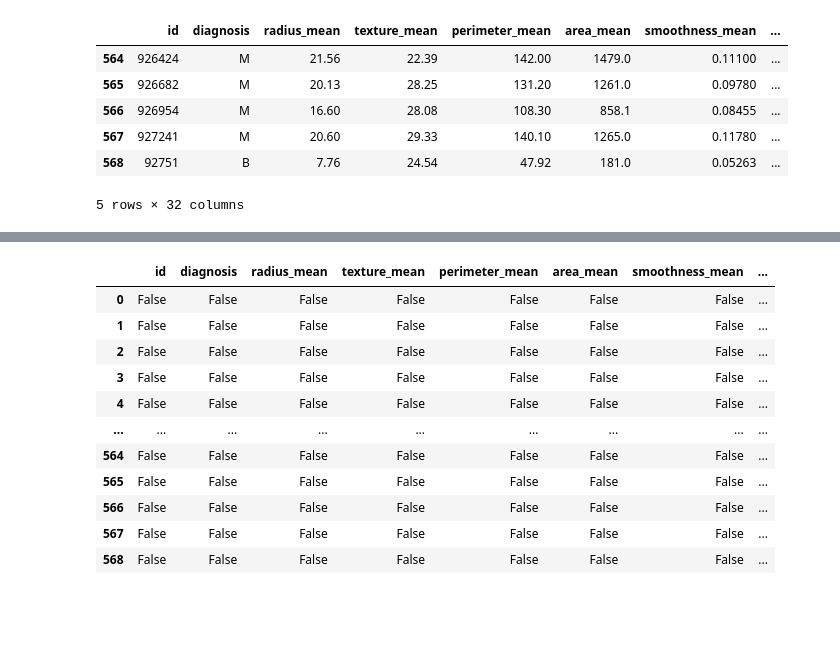
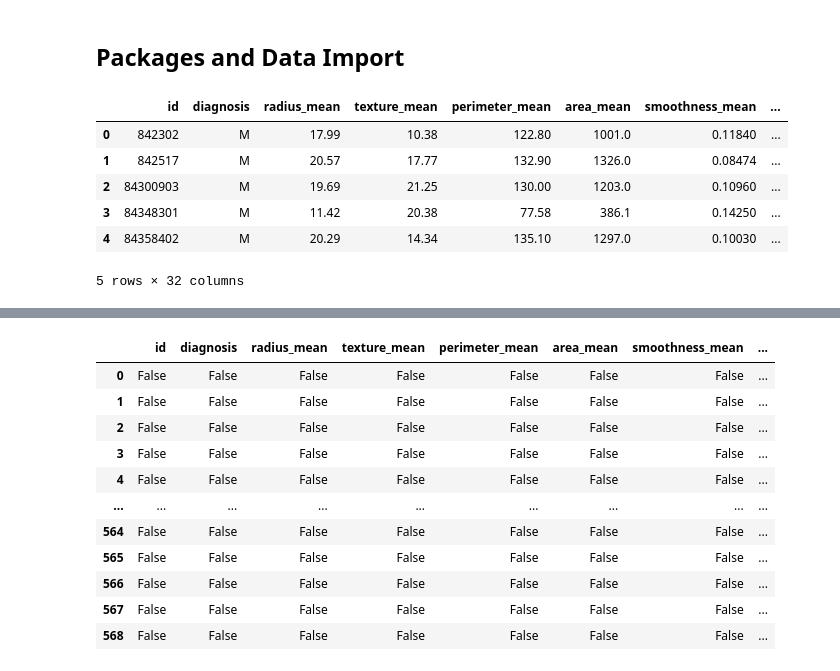
Before and after one commit to lucasabdalah/Exploratory-Data-Analisys, a Jupyter notebook: code/hw1/data_investigation.ipynb, the cells around one changed output, grey strips where cells are left out. Saved outputs shown, nothing was run; the diff lists cells and outputs as text; code cells hidden in the pictures; blank space fills up the shorter version.

```diff
--- a/code/hw1/data_investigation.ipynb
+++ b/code/hw1/data_investigation.ipynb
@@ -1,3 +10,5 @@
+# %% [markdown]
+## Packages and Data Import
 # %%
 import numpy as np
 import pandas as pd
@@ -8,13 +16,17 @@ df = pd.read_csv(r"C:\Users\brewt\OneDrive\Desktop\UFC\ICA\archive\breast-cancer
-# %%
-df.tail() # returns the last 5 rows of data
-# %% [output]
-|  | id | diagnosis | radius_mean | texture_mean | perimeter_mean | area_mean | smoothness_mean | ... |
-| 564 | 926424 | M | 21.56 | 22.39 | 142.00 | 1479.0 | 0.11100 | ... |
-| 565 | 926682 | M | 20.13 | 28.25 | 131.20 | 1261.0 | 0.09780 | ... |
-| 566 | 926954 | M | 16.60 | 28.08 | 108.30 | 858.1 | 0.08455 | ... |
-| 567 | 927241 | M | 20.60 | 29.33 | 140.10 | 1265.0 | 0.11780 | ... |
-| 568 | 92751 | B | 7.76 | 24.54 | 47.92 | 181.0 | 0.05263 | ... |
-5 rows × 32 columns
+# %%
+# Importing a dataframe
+df = pd.read_csv(r"https://raw.githubusercontent.com/lucasabdalah/Exploratory-Data-Analisys/hw1-report/code/hw1/breast-cancer.csv")
+
+df.head(5) # it shows the first 5 rows of the dataframe
+# df.tail(5) # it shows the last 5 rows of the dataframe
+# %% [output]
+|  | id | diagnosis | radius_mean | texture_mean | perimeter_mean | area_mean | smoothness_mean | ... |
+| 0 | 842302 | M | 17.99 | 10.38 | 122.80 | 1001.0 | 0.11840 | ... |
+| 1 | 842517 | M | 20.57 | 17.77 | 132.90 | 1326.0 | 0.08474 | ... |
+| 2 | 84300903 | M | 19.69 | 21.25 | 130.00 | 1203.0 | 0.10960 | ... |
+| 3 | 84348301 | M | 11.42 | 20.38 | 77.58 | 386.1 | 0.14250 | ... |
+| 4 | 84358402 | M | 20.29 | 14.34 | 135.10 | 1297.0 | 0.10030 | ... |
+5 rows × 32 columns
 # %%
 df.drop('id', axis = 1) # drops the id column since it has no importance for us
 # %% [output]
```
Also changed, not shown: parts of 2 cells of this notebook, 3 other files.
